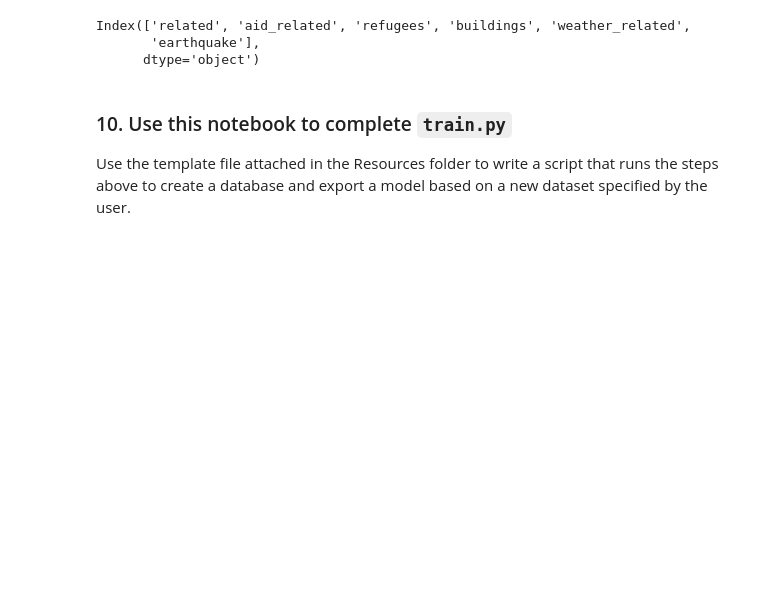
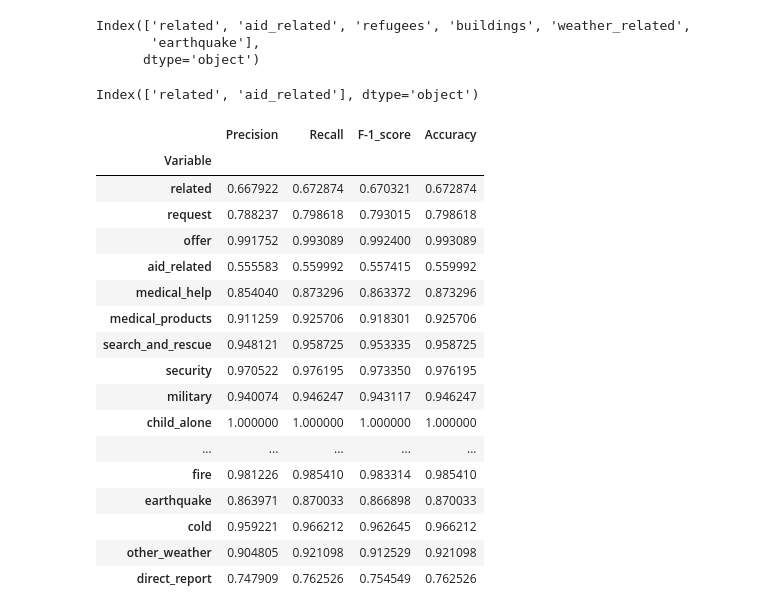
Before and after one commit to cjayidoko/DisasterResponsePipeline, a Jupyter notebook: ML Pipeline Preparation.ipynb, the cells around one changed output. Drawn from its saved outputs; the diff is of its cells as text; code cells hidden in the pictures; blank space fills up the shorter version.

```diff
--- a/ML Pipeline Preparation.ipynb
+++ b/ML Pipeline Preparation.ipynb
@@ -638,6 +621,9 @@ pred1.iloc[0][pred1.iloc[0] == 1].index[:]
 Index(['related', 'aid_related', 'refugees', 'buildings', 'weather_related',
        'earthquake'],
       dtype='object')
-# %% [markdown]
-### 10. Use this notebook to complete `train.py`
-Use the template file attached in the Resources folder to write a script that runs the steps above to create a database and export a model based on a new dataset specified by the user.
+# %%
+pred1 = model.predict(['trees surrounding our place are threatning to fall on us. we may soon die?'])
+pred1 = pd.DataFrame(data = pred1, columns = column_list)
+pred1.iloc[0][pred1.iloc[0] == 1].index[:]
+# %% [output]
+Index(['related', 'aid_related'], dtype='object')
@@ -643,0 +632,21 @@ Use the template file attached in the Resources folder to write a script that ru
+# %%
+score_df2
+# %% [output]
+|  | Precision | Recall | F-1_score | Accuracy |
+| Variable |  |  |  |  |
+| related | 0.667922 | 0.672874 | 0.670321 | 0.672874 |
+| request | 0.788237 | 0.798618 | 0.793015 | 0.798618 |
+| offer | 0.991752 | 0.993089 | 0.992400 | 0.993089 |
+| aid_related | 0.555583 | 0.559992 | 0.557415 | 0.559992 |
+| medical_help | 0.854040 | 0.873296 | 0.863372 | 0.873296 |
+| medical_products | 0.911259 | 0.925706 | 0.918301 | 0.925706 |
+| search_and_rescue | 0.948121 | 0.958725 | 0.953335 | 0.958725 |
+| security | 0.970522 | 0.976195 | 0.973350 | 0.976195 |
+| military | 0.940074 | 0.946247 | 0.943117 | 0.946247 |
+| child_alone | 1.000000 | 1.000000 | 1.000000 | 1.000000 |
+| ... | ... | ... | ... | ... |
+| fire | 0.981226 | 0.985410 | 0.983314 | 0.985410 |
+| earthquake | 0.863971 | 0.870033 | 0.866898 | 0.870033 |
+| cold | 0.959221 | 0.966212 | 0.962645 | 0.966212 |
+| other_weather | 0.904805 | 0.921098 | 0.912529 | 0.921098 |
+| direct_report | 0.747909 | 0.762526 | 0.754549 | 0.762526 |
```
Also changed, not shown: parts of 33 cells of this notebook.
